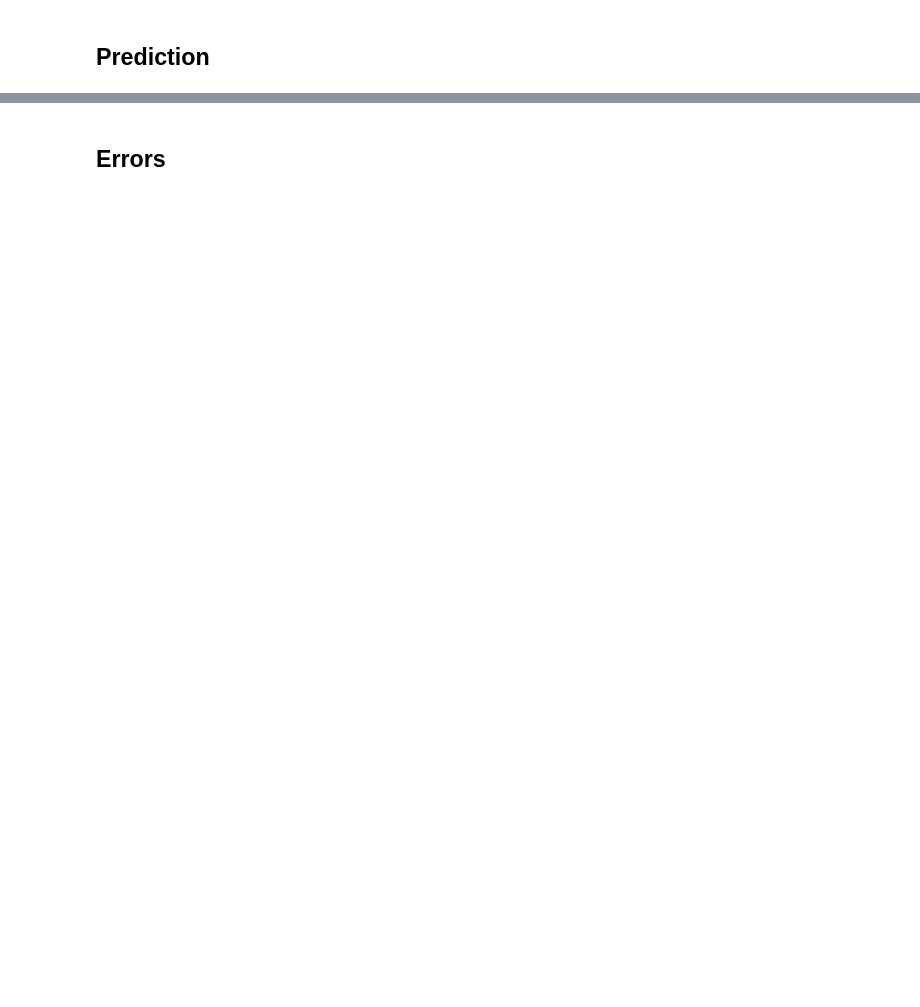
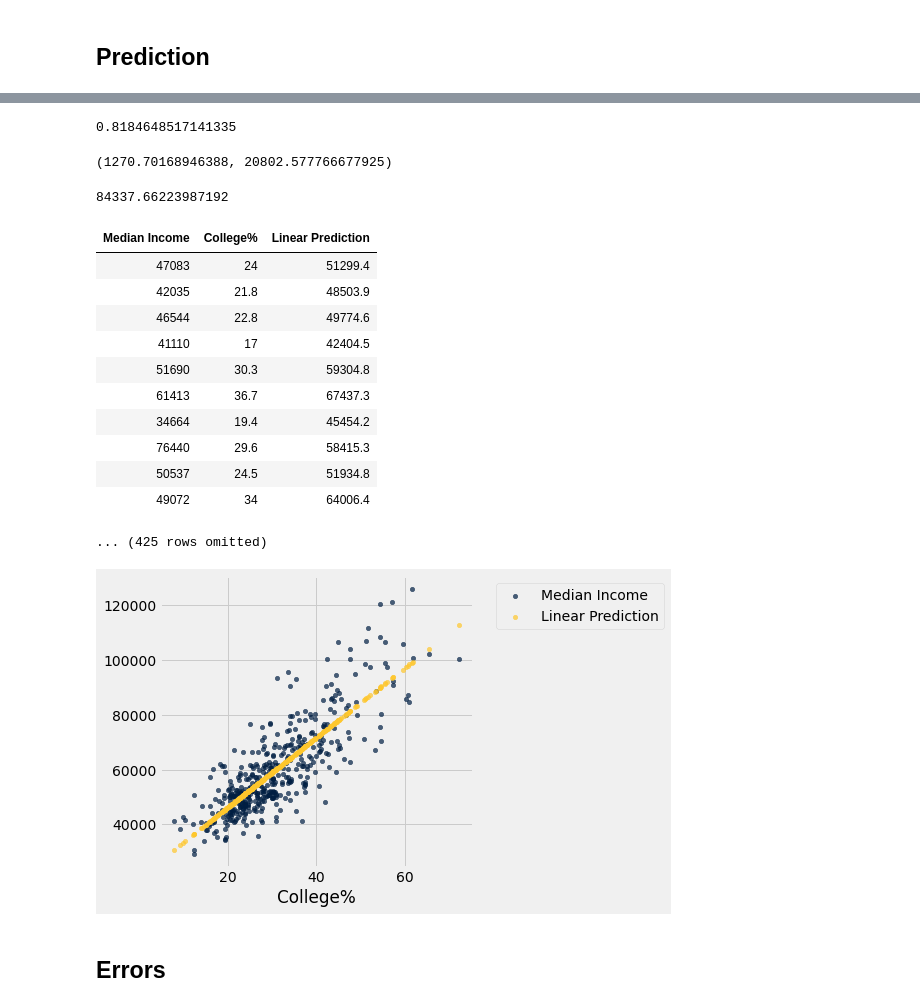
Before and after one commit to awar2170/STOR_120, a Jupyter notebook: Unit8_Predictions/Lecture Notes/STOR 120 - Lecture 33.ipynb, the cells around one changed output, grey strips where cells are left out. Saved outputs shown, nothing was run; the diff lists cells and outputs as text; code cells hidden in the pictures; blank space fills up the shorter version.

```diff
--- a/Unit8_Predictions/Lecture Notes/STOR 120 - Lecture 33.ipynb
+++ b/Unit8_Predictions/Lecture Notes/STOR 120 - Lecture 33.ipynb
@@ -67,5 +85,5 @@ another_example.scatter('x', 'y', fit_line=True)
 # %% [markdown]
 ## Prediction
 # %%
-demographics = Table.read_table('district_demographics2016.csv')
+demographics = Table.read_table('../Datasets/district_demographics2016.csv')
 demographics.show(5)
@@ -78,13 +114,19 @@ demographics.scatter('College%', 'Median Income')
 # %%
 correlation(demographics, 'College%', 'Median Income')
+# %% [output]
+0.8184648517141335
 # %%
 regression_slope = slope(demographics, 'College%', 'Median Income')
 regression_intercept = intercept(demographics, 'College%', 'Median Income')
 regression_slope, regression_intercept
+# %% [output]
+(1270.70168946388, 20802.577766677925)
 # %%
 # For 50% College
 
 regression_intercept + regression_slope*50
+# %% [output]
+84337.66223987192
 # %%
 def fitted_values(t, x, y):
     """Return an array of the regressions estimates at all the x values"""
@@ -96,7 +138,22 @@ predicted = fitted_values(demographics, 'College%', 'Median Income')
 # %%
 demographics = demographics.with_column(
     'Linear Prediction', predicted)
 demographics.scatter('College%')
+demographics
+# %% [output]
+| Median Income | College% | Linear Prediction |
+| 47083 | 24 | 51299.4 |
+| 42035 | 21.8 | 48503.9 |
+| 46544 | 22.8 | 49774.6 |
+| 41110 | 17 | 42404.5 |
+| 51690 | 30.3 | 59304.8 |
+| 61413 | 36.7 | 67437.3 |
+| 34664 | 19.4 | 45454.2 |
+| 76440 | 29.6 | 58415.3 |
+| 50537 | 24.5 | 51934.8 |
+| 49072 | 34 | 64006.4 |
+... (425 rows omitted)
+[figure, added]
 # %% [markdown]
 ## Errors
 # %%
```
Also changed, not shown: parts of 19 cells of this notebook, 11 other files.
